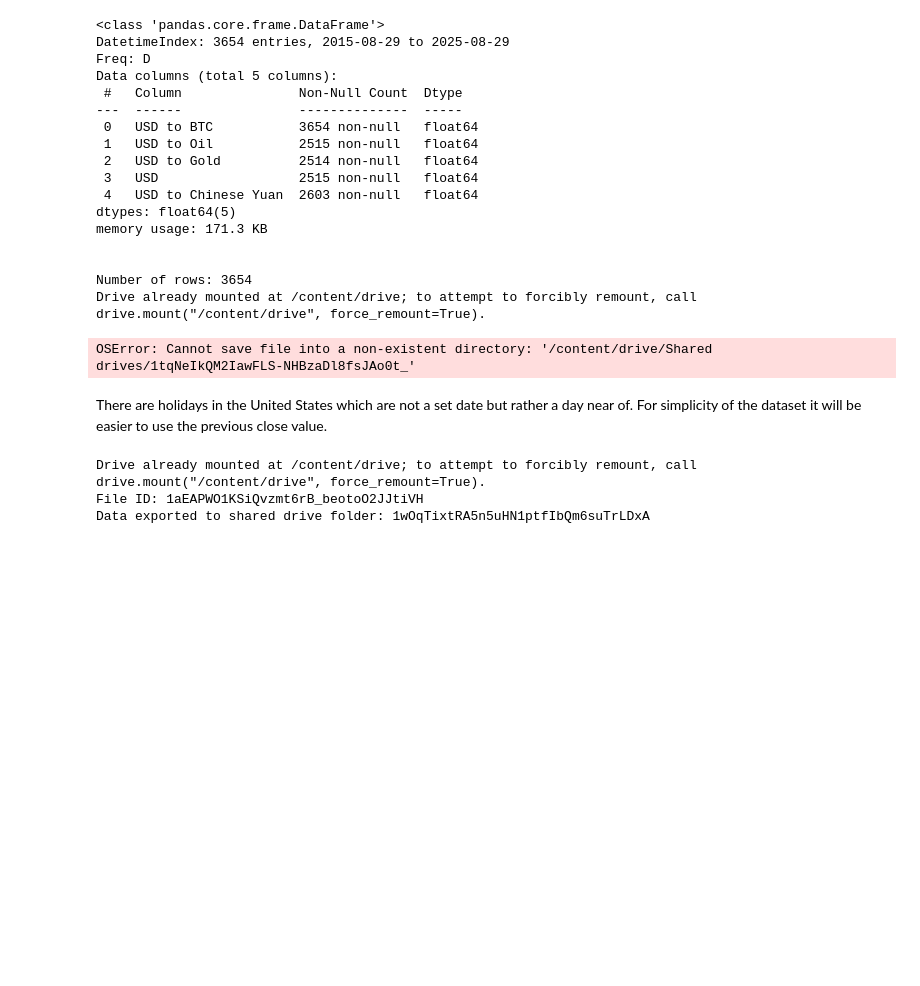
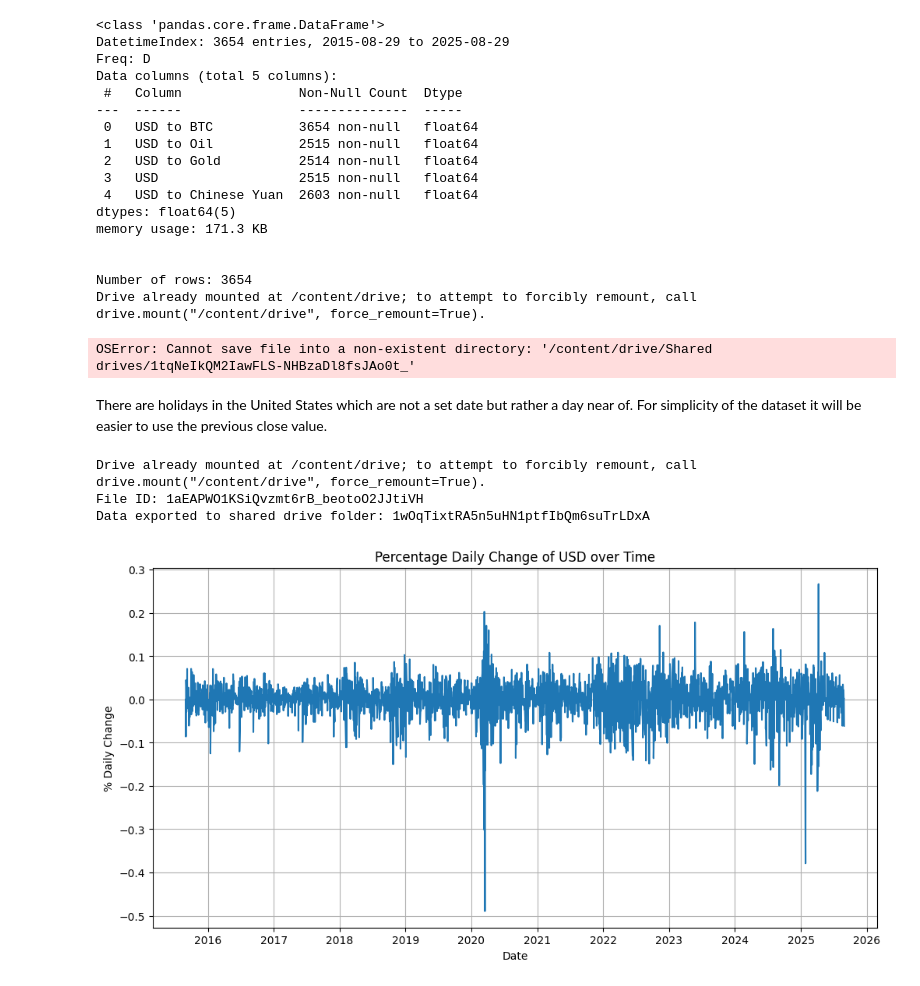
Before and after one commit to brendonhuynhbp-hub/gt-markets, a Jupyter notebook: Google_Keywords_as_a_predictive_indicator_of_USD_trading_performance.ipynb, the cells around one changed output. Cells and saved outputs as stored; diff of their text form; code cells hidden in the pictures; blank space fills up the shorter version.

```diff
--- a/Google_Keywords_as_a_predictive_indicator_of_USD_trading_performance.ipynb
+++ b/Google_Keywords_as_a_predictive_indicator_of_USD_trading_performance.ipynb
@@ -240,3 +240,16 @@ os.remove(filepath)
 Drive already mounted at /content/drive; to attempt to forcibly remount, call drive.mount("/content/drive", force_remount=True).
 File ID: 1aEAPWO1KSiQvzmt6rB_beotoO2JJtiVH
 Data exported to shared drive folder: 1wOqTixtRA5n5uHN1ptfIbQm6suTrLDxA
+# %%
+import matplotlib.pyplot as plt
+
+# Create the plot
+plt.figure(figsize=(12, 6))
+plt.plot(df_weekday_usd_reordered.index, df_weekday_usd_reordered['% Daily Change'])
+plt.title('Percentage Daily Change of USD over Time')
+plt.xlabel('Date')
+plt.ylabel('% Daily Change')
+plt.grid(True)
+plt.show()
+# %% [output]
+[figure, added]
```
Also changed, not shown: parts of 4 cells of this notebook.
